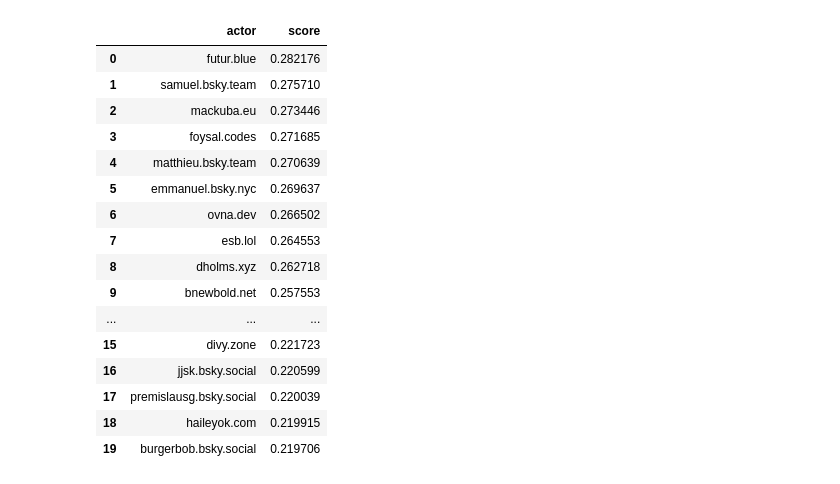
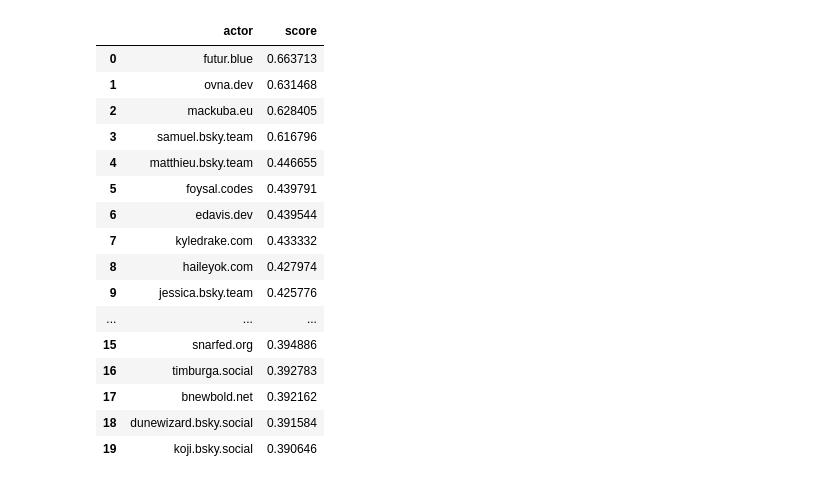
Before and after one commit to ericvolp12/bsky-experiments, a Jupyter notebook: python/suggestions/suggestions.ipynb, the cells around one changed output. Cells and saved outputs as stored; diff of their text form; code cells hidden in the pictures.

```diff
--- a/python/suggestions/suggestions.ipynb
+++ b/python/suggestions/suggestions.ipynb
@@ -82,0 +98,33 @@ als_model = als_model.to_cpu()
+# %%
+# Train and evaluate the model
+def train_and_evaluate(als_params):
+    model = implicit.als.AlternatingLeastSquares(**als_params)
+    model.fit(train_matrix)
+
+    # Evaluate the model
+    def evaluate_model(model, test_matrix):
+        precisions = []
+        recalls = []
+        # Sample 10,000 actors from the test
+        sample_actors = np.random.choice(test_matrix.shape[0], 10_000, replace=False)
+
+        for user_id in tqdm(sample_actors, desc="Evaluating model"):
+            # Get the actors the user follows and check if the model thinks they are similar
+            user_follows = test_matrix[user_id].indices
+            if len(user_follows) == 0:
+                continue
+
+            # Truncate to the first 5 actors the user follows
+            user_follows = user_follows[:5]
+
+            for target_id in user_follows:
+                # Get the top 10 most similar actors
+                similar, _ = model.similar_items(target_id, N=10, filter_items=[target_id])
+
+                # Calculate precision and recall
+                hits = len(set(similar) & set(user_follows))
+                precisions.append(hits / len(similar))
+                recalls.append(hits / len(user_follows))
+
+        return np.mean(precisions), np.mean(recalls)
+    return model, evaluate_model(model, test_matrix)
@@ -126,14 +240,13 @@ def aggregate_recommendations(interested_actors, N=20):
         if actor_name in actor_to_id:
             actor_id = actor_to_id[actor_name]
             # Retrieve N most similar actors for each actor of interest
-            similar_actors = als_model.similar_items(
+            similar_actors = best_model.similar_items(
                 actor_id,
-                N=N + 1,
-                filter_items=[actor_id] + actor_ids,
-            )  # +1 to account for the actor itself being included
+                N=N,
+            )
 
             for similar_actor_id, score in zip(*similar_actors):
-                if similar_actor_id != actor_id:  # Exclude the actor itself
+                if similar_actor_id not in actor_ids:  # Exclude the actor itself
                     if similar_actor_id in actor_scores:
                         # Boost the score of actors that are similar to multiple actors of interest
                         actor_scores[similar_actor_id] += score / len(interested_actors)
@@ -153,49 +266,47 @@ def aggregate_recommendations(interested_actors, N=20):
     ]
 
     handles = list(
         get_actor_handles([id_to_actor[actor_id] for actor_id, _ in recommended_actors])
     )
 
     # Convert actor ids back to handles
     recommended_actors = [
         (handles[i], score) for i, (actor_id, score) in enumerate(recommended_actors)
     ]
 
     return recommended_actors
 
 
 # A new user interested in specific actors
 interested_actor_handles = [
     "shreyanjain.net",
-    "why.bsky.team",
-    "jacob.gold",
     "mary.my.id",
 ]
 
 # Convert actor handles to actor IDs
 interested_actors = list(get_actor_dids(interested_actor_handles))
 
 recommended_actors = aggregate_recommendations(interested_actors, N=20)
 
 # Convert to a DataFrame for better visualization
 recommended_actors_df = pd.DataFrame(recommended_actors, columns=["actor", "score"])
 recommended_actors_df
 # %% [output]
 |  | actor | score |
-| 0 | futur.blue | 0.282176 |
-| 1 | samuel.bsky.team | 0.275710 |
-| 2 | mackuba.eu | 0.273446 |
-| 3 | foysal.codes | 0.271685 |
-| 4 | matthieu.bsky.team | 0.270639 |
-| 5 | emmanuel.bsky.nyc | 0.269637 |
-| 6 | ovna.dev | 0.266502 |
-| 7 | esb.lol | 0.264553 |
-| 8 | dholms.xyz | 0.262718 |
-| 9 | bnewbold.net | 0.257553 |
+| 0 | futur.blue | 0.663713 |
+| 1 | ovna.dev | 0.631468 |
+| 2 | mackuba.eu | 0.628405 |
+| 3 | samuel.bsky.team | 0.616796 |
+| 4 | matthieu.bsky.team | 0.446655 |
+| 5 | foysal.codes | 0.439791 |
+| 6 | edavis.dev | 0.439544 |
+| 7 | kyledrake.com | 0.433332 |
+| 8 | haileyok.com | 0.427974 |
+| 9 | jessica.bsky.team | 0.425776 |
 | ... | ... | ... |
-| 15 | divy.zone | 0.221723 |
-| 16 | jjsk.bsky.social | 0.220599 |
-| 17 | premislausg.bsky.social | 0.220039 |
-| 18 | haileyok.com | 0.219915 |
-| 19 | burgerbob.bsky.social | 0.219706 |
+| 15 | snarfed.org | 0.394886 |
+| 16 | timburga.social | 0.392783 |
+| 17 | bnewbold.net | 0.392162 |
+| 18 | dunewizard.bsky.social | 0.391584 |
+| 19 | koji.bsky.social | 0.390646 |
 # %%
```
Also changed, not shown: parts of 8 cells of this notebook.
